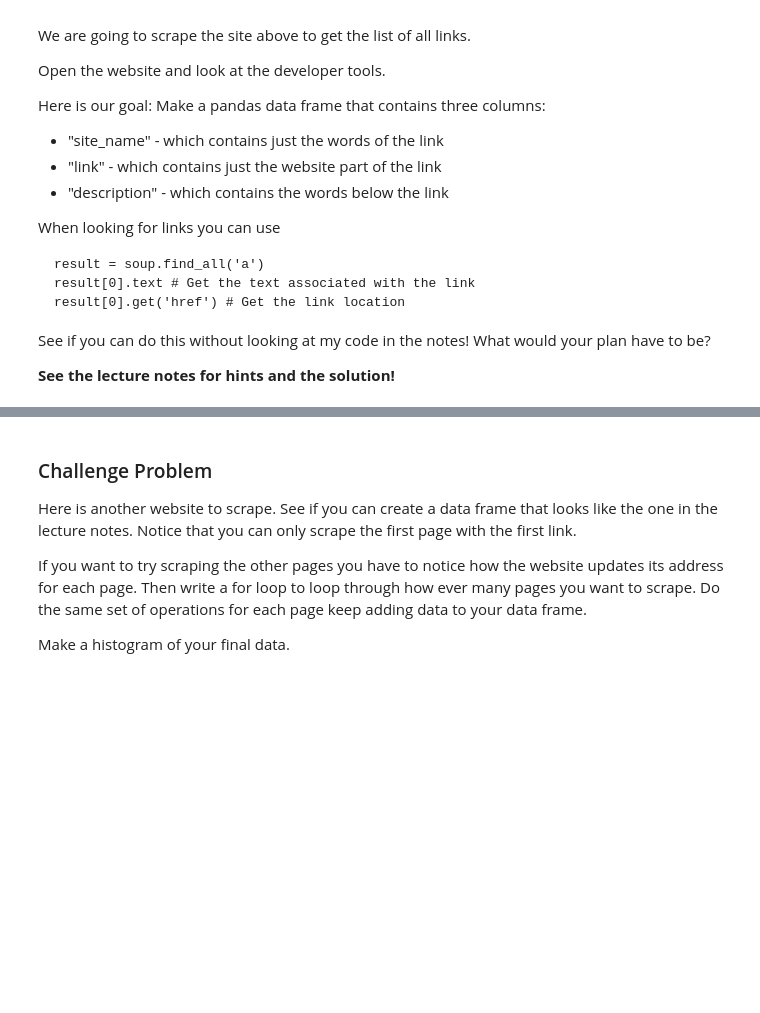
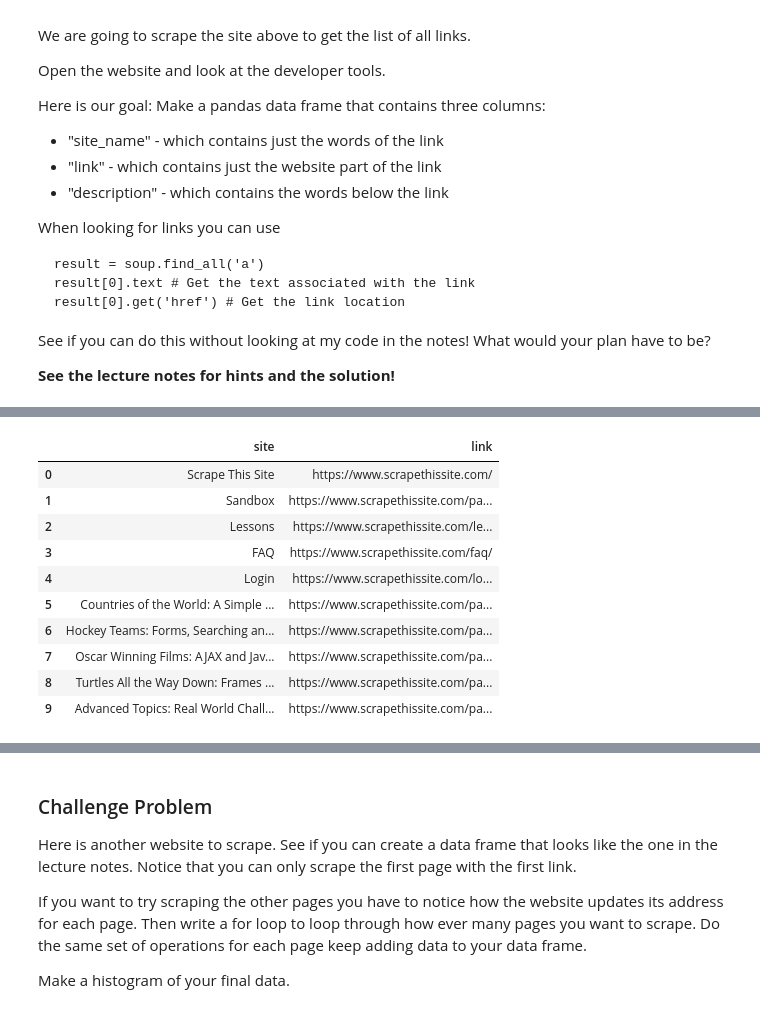
Before and after one commit to jazmine-veliz/Day12, a Jupyter notebook: Day12-HW.ipynb, the cells around one changed output, grey strips where cells are left out. Saved outputs shown, nothing was run; the diff lists cells and outputs as text; code cells hidden in the pictures; blank space fills up the shorter version.

```diff
--- a/Day12-HW.ipynb
+++ b/Day12-HW.ipynb
@@ -385,0 +417,17 @@ See if you can do this without looking at my code in the notes! What would your
+# %%
+# EXTRA - lets add the base website info
+base_website = 'https://www.scrapethissite.com'
+DF['link'] = DF['link'].apply(lambda x: base_website+x)
+DF
+# %% [output]
+|  | site | link |
+| 0 | Scrape This Site | https://www.scrapethissite.com/ |
+| 1 | Sandbox | https://www.scrapethissite.com/pa... |
+| 2 | Lessons | https://www.scrapethissite.com/le... |
+| 3 | FAQ | https://www.scrapethissite.com/faq/ |
+| 4 | Login | https://www.scrapethissite.com/lo... |
+| 5 | Countries of the World: A Simple ... | https://www.scrapethissite.com/pa... |
+| 6 | Hockey Teams: Forms, Searching an... | https://www.scrapethissite.com/pa... |
+| 7 | Oscar Winning Films: AJAX and Jav... | https://www.scrapethissite.com/pa... |
+| 8 | Turtles All the Way Down: Frames ... | https://www.scrapethissite.com/pa... |
+| 9 | Advanced Topics: Real World Chall... | https://www.scrapethissite.com/pa... |
```
Also changed, not shown: parts of 25 cells of this notebook.
